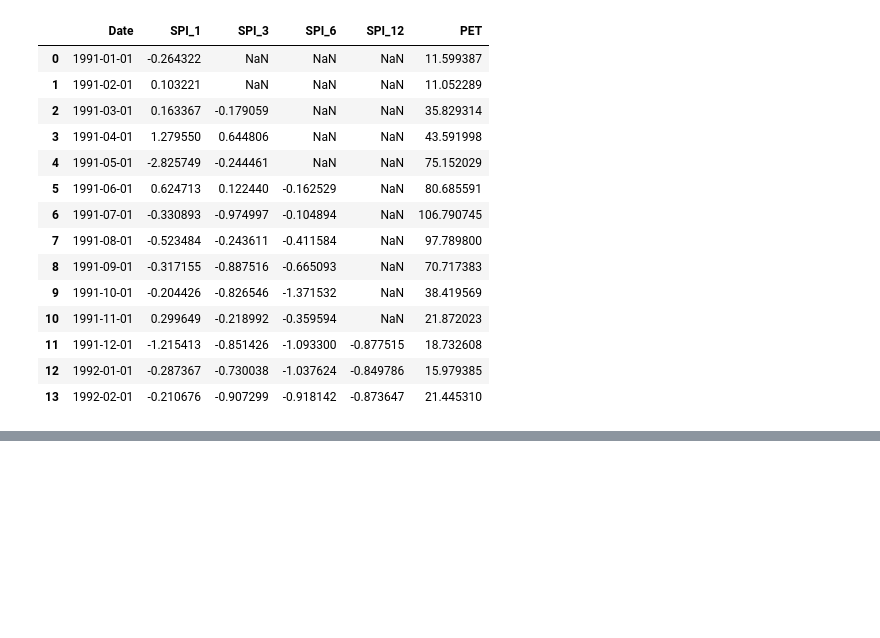
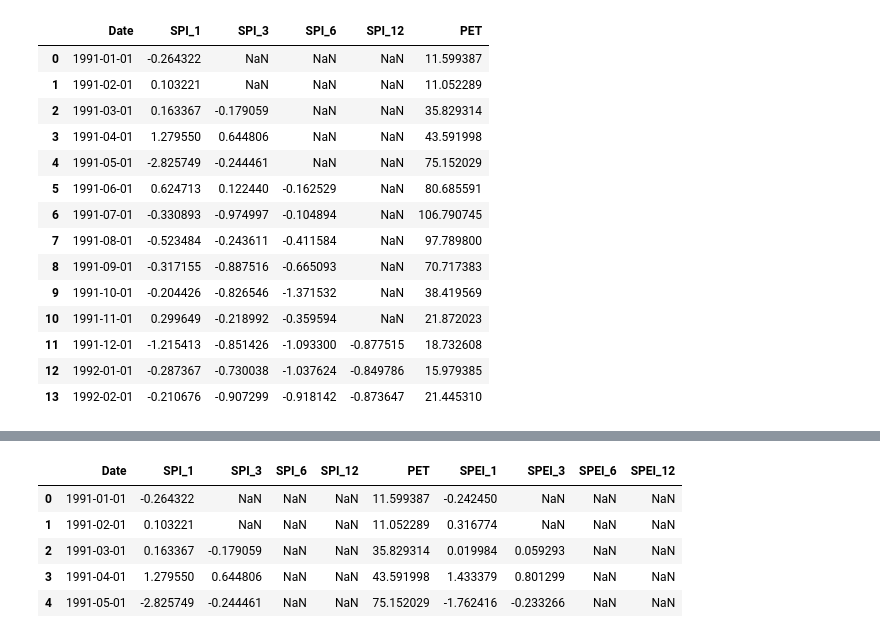
Before and after one commit to DiarmuidDig/DoughtModelingMiniProject, a Jupyter notebook: ClimateIndices.ipynb, the cells around one changed output, grey strips where cells are left out. Cells and saved outputs as stored; diff of their text form; code cells hidden in the pictures; blank space fills up the shorter version.

```diff
--- a/ClimateIndices.ipynb
+++ b/ClimateIndices.ipynb
@@ -173,3 +172,29 @@ indices_df_sc.head(14)
 | 11 | 1991-12-01 | -1.215413 | -0.851426 | -1.093300 | -0.877515 | 18.732608 |
 | 12 | 1992-01-01 | -0.287367 | -0.730038 | -1.037624 | -0.849786 | 15.979385 |
 | 13 | 1992-02-01 | -0.210676 | -0.907299 | -0.918142 | -0.873647 | 21.445310 |
+# %%
+# Calculate SPEI from SPI and PET
+spei_3_sc = spei(
+    precips_mm=scarriff[[ 'Rainfall']].to_numpy(),
+    pet_mm=pet,#indices_df_sc["PET"],
+    scale=3,
+    distribution=compute.Distribution.loglogistic,
+    periodicity=compute.Periodicity.monthly,
+    data_start_year=1991,
+    calibration_year_initial=1991,
+    calibration_year_final=2020
+)
+
+
+for window in windows:
+
+    indices_df_sc[f"SPEI_{window}"] = spei(
+        precips_mm=scarriff[[ 'Rainfall']].to_numpy(),
+        pet_mm=pet,
+        scale=window,
+        distribution=compute.Distribution.loglogistic,
+        periodicity=compute.Periodicity.monthly,
+        data_start_year=1991,
+        calibration_year_initial=1991,
+        calibration_year_final=2020
+    )
@@ -175,0 +219,9 @@ indices_df_sc.head(14)
+# %%
+indices_df_sc.head()
+# %% [output]
+|  | Date | SPI_1 | SPI_3 | SPI_6 | SPI_12 | PET | SPEI_1 | SPEI_3 | SPEI_6 | SPEI_12 |
+| 0 | 1991-01-01 | -0.264322 | NaN | NaN | NaN | 11.599387 | -0.242450 | NaN | NaN | NaN |
+| 1 | 1991-02-01 | 0.103221 | NaN | NaN | NaN | 11.052289 | 0.316774 | NaN | NaN | NaN |
+| 2 | 1991-03-01 | 0.163367 | -0.179059 | NaN | NaN | 35.829314 | 0.019984 | 0.059293 | NaN | NaN |
+| 3 | 1991-04-01 | 1.279550 | 0.644806 | NaN | NaN | 43.591998 | 1.433379 | 0.801299 | NaN | NaN |
+| 4 | 1991-05-01 | -2.825749 | -0.244461 | NaN | NaN | 75.152029 | -1.762416 | -0.233266 | NaN | NaN |
```
Also changed, not shown: parts of 7 cells of this notebook, 1 other file.
